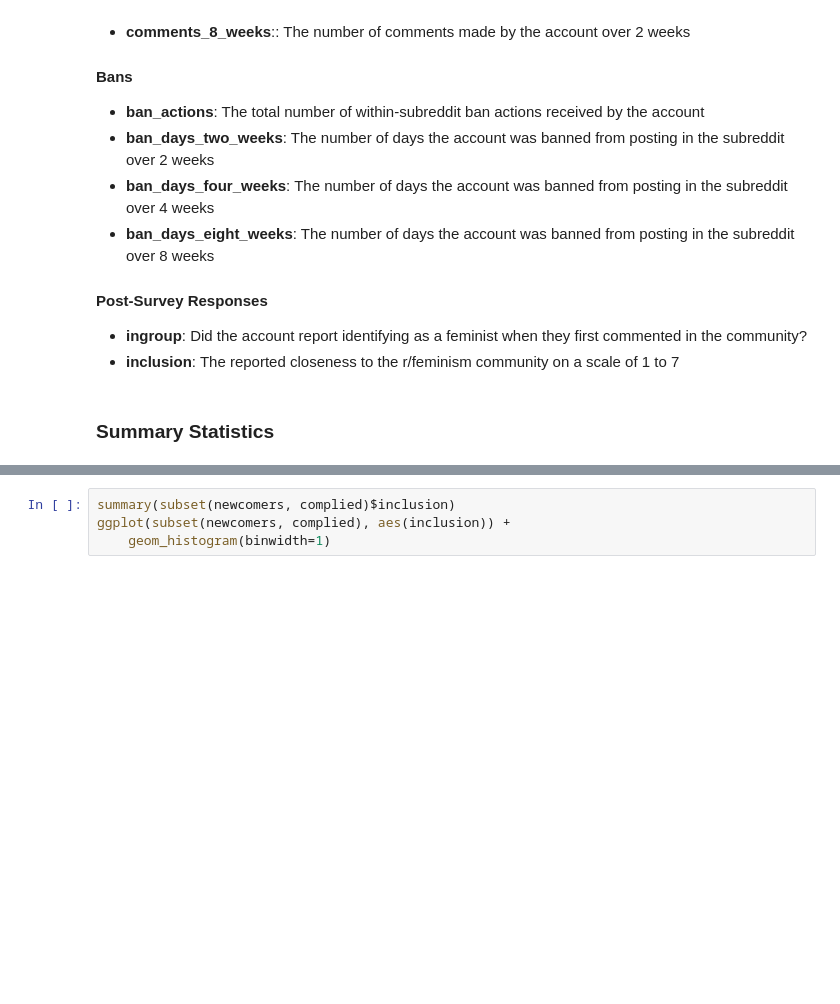
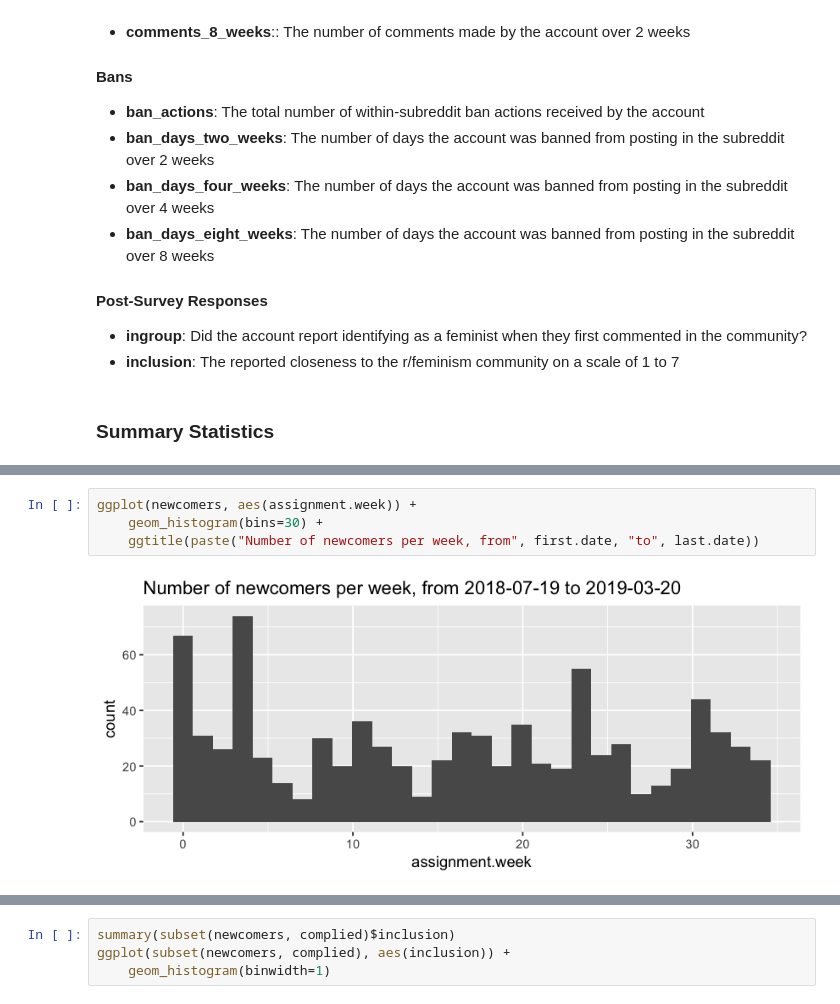
Before and after one commit to natematias/reddit-feminism-analysis-2018, a Jupyter notebook: analysis/analyze-r-feminism-experiment-results.R.ipynb, the cells around one changed output, grey strips where cells are left out. Drawn from its saved outputs; the diff is of its cells as text; blank space fills up the shorter version.

```diff
--- a/analysis/analyze-r-feminism-experiment-results.R.ipynb
+++ b/analysis/analyze-r-feminism-experiment-results.R.ipynb
@@ -63,0 +86,6 @@ attached base packages:
+# %%
+ggplot(newcomers, aes(assignment.week)) +
+    geom_histogram(bins=30) +
+    ggtitle(paste("Number of newcomers per week, from", first.date, "to", last.date))
+# %% [output]
+[figure, added]
```
Also changed, not shown: parts of 19 cells of this notebook.
